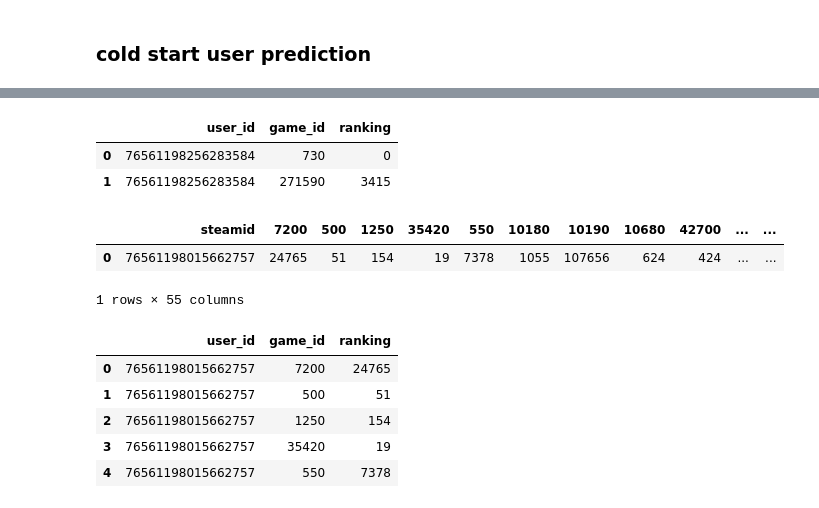
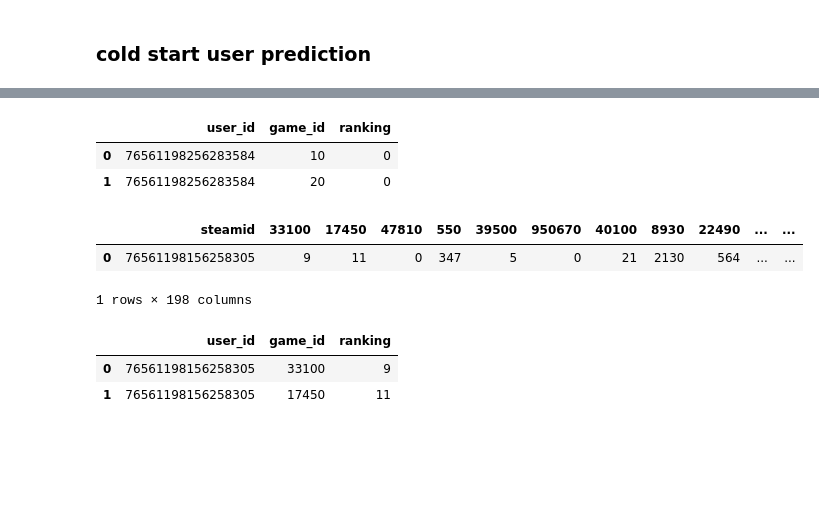
Before and after one commit to ms-Kras/GameBuddy, a Jupyter notebook: notebooks/Matrix_factorization.ipynb, the cells around one changed output, grey strips where cells are left out. Saved outputs shown, nothing was run; the diff lists cells and outputs as text; code cells hidden in the pictures; blank space fills up the shorter version.

```diff
--- a/notebooks/Matrix_factorization.ipynb
+++ b/notebooks/Matrix_factorization.ipynb
@@ -420,5 +423,5 @@ os.chdir(new_directory)
 # %%
-ru_ids = pd.read_csv('data/all_ru_ids_games_20min_mean+try2.csv')
+ru_ids = pd.read_csv('data/final_gametime_df.csv')
 transformed_data = []
 
 for index, row in ru_ids.iterrows():
@@ -433,6 +436,6 @@ transformed_df = pd.DataFrame(transformed_data, columns=['user_id', 'game_id', '
 transformed_df.head(2)
 # %% [output]
 |  | user_id | game_id | ranking |
-| 0 | 76561198256283584 | 730 | 0 |
-| 1 | 76561198256283584 | 271590 | 3415 |
+| 0 | 76561198256283584 | 10 | 0 |
+| 1 | 76561198256283584 | 20 | 0 |
 # %%
@@ -451,26 +471,25 @@ for i in range(games.shape[0]):
 # %%
 ## отсюда можно будет перезапускать с новым ID
 # %%
-
-steamid = 76561198015662757 #айдишник пользователя
+steamid = 76561198156258305 #айдишник пользователя
 url = f'https://api.steampowered.com/IPlayerService/GetOwnedGames/v1/?key=ED07BAAA8209FFE5932318F82B8242A6&format=json&steamid={steamid}'
 response = requests.get(url)#, headers={ 'Accept-Language': 'en-EN, en;q=0.9'})
 profile = response.json()
 id_df = pd.DataFrame([steamid],columns=['steamid'])
 for game in profile['response']['games']:
 
     appid = game['appid']
     playtime = game['playtime_forever']
     temp_df = pd.DataFrame({
                     'steamid': [steamid],
                     appid: [playtime]
                 })
     id_df = pd.merge(id_df, temp_df, on='steamid', how="inner")
 id_df
 # %% [output]
-|  | steamid | 7200 | 500 | 1250 | 35420 | 550 | 10180 | 10190 | 10680 | 42700 | ... | ... |
-| 0 | 76561198015662757 | 24765 | 51 | 154 | 19 | 7378 | 1055 | 107656 | 624 | 424 | ... | ... |
+|  | steamid | 33100 | 17450 | 47810 | 550 | 39500 | 950670 | 40100 | 8930 | 22490 | ... | ... |
+| 0 | 76561198156258305 | 9 | 11 | 0 | 347 | 5 | 0 | 21 | 2130 | 564 | ... | ... |
-1 rows × 55 columns
+1 rows × 198 columns
 # %%
 transformed_user_profile = []
 
@@ -482,12 +501,9 @@ for index, row in id_df.iterrows():
 
             transformed_user_profile.append([user_id, game_ids, ranking])
 
-transformed_user_profile = pd.DataFrame(transformed_user_profile, columns=['user_id', 'game_id', 'ranking']).astype(int)
-transformed_user_profile.head(5)
+transformed_user_profile = pd.DataFrame(transformed_user_profile, columns=['user_id', 'game_id', 'ranking'])
+transformed_user_profile.head(2)
 # %% [output]
 |  | user_id | game_id | ranking |
-| 0 | 76561198015662757 | 7200 | 24765 |
-| 1 | 76561198015662757 | 500 | 51 |
-| 2 | 76561198015662757 | 1250 | 154 |
-| 3 | 76561198015662757 | 35420 | 19 |
-| 4 | 76561198015662757 | 550 | 7378 |
+| 0 | 76561198156258305 | 33100 | 9 |
+| 1 | 76561198156258305 | 17450 | 11 |
```
Also changed, not shown: parts of 16 cells of this notebook, 33 other files.
